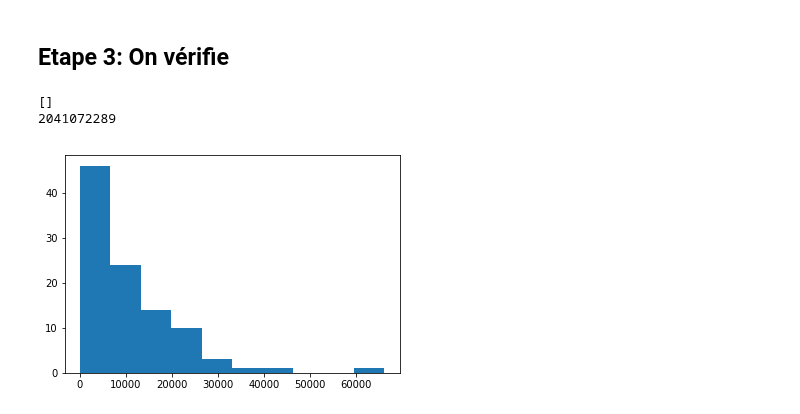
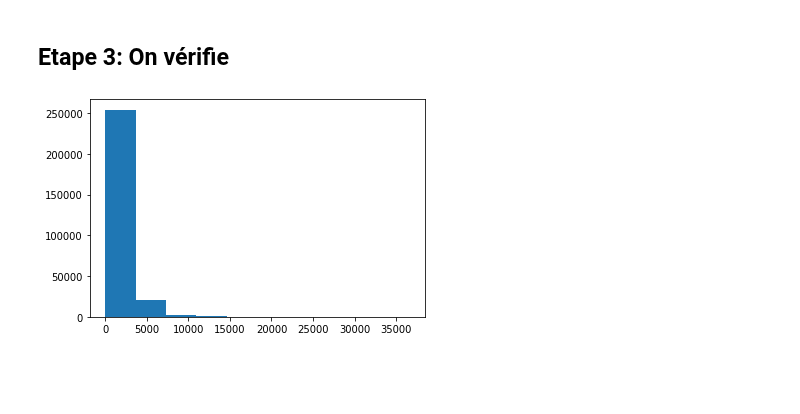
Before and after one commit to aminaghoul/reads_seq, a Jupyter notebook: Untitled.ipynb, the cells around one changed output. Drawn from its saved outputs; the diff is of its cells as text; code cells hidden in the pictures; blank space fills up the shorter version.

```diff
--- a/Untitled.ipynb
+++ b/Untitled.ipynb
@@ -110,7 +114,7 @@ lois = ['normale', 'uniforme', 'poisson']
 
 def poid(element, tout, maxi, mini):
     """Les petites valeurs sont privilégiées."""
-    return maxi - element + 100
+    return maxi - element + 1
 
 
 def get_parts(longueur, nbr_frag):
@@ -191,20 +195,19 @@ def fracture(echantillons, loi='normale', parametres=None, source=None):
             )
         échantillon_fracturé = list(i for i in sorted(échantillon_fracturé))
         échantillons_fracturés.append(échantillon_fracturé)
-
+    nfrag = 276631
     fragments = list(chain.from_iterable(échantillons_fracturés))
     if source is None:
         return fragments
     if source.upper() == 'MINION':
         maxi, mini = max(fragments), min(fragments)
         poids = list(map(partial(poid, mini=mini, maxi=maxi, tout=fragments), fragments))
+        poids = list(map(int, poids))
         # s=sum(poids) #172138
-        s = 0
-        for i in poids: s += i
-
-        print([i for i in poids if i < 0])
-        print(s)
-        fragments = choice(fragments, 100, p=poids/s, replace=False)
+        s = sum(poids)
+        s = abs(s)
+        poids = [i / s for i in poids]
+        fragments = list(choice(fragments, nfrag, p=poids, replace=False))
     elif source.upper() == 'PACBIO':
         fragments = [i  for i in fragments if i >= 10000]
         ok, ko = [], []
@@ -221,10 +224,10 @@ def fracture(echantillons, loi='normale', parametres=None, source=None):
 
         poids = list(map(partial(poid, mini=mini, maxi=maxi, tout=ok), ok))
         s=sum(poids)# 35065
-        fragments = choice(ok, 100, p=poids/s, replace=False)
+        fragments = list(choice(ok, nfrag, p=poids/s, replace=False))
     else:
         raise NotImplementedError(source, source.upper())
-    return fragments
+    return list(fragments)
 # %% [markdown]
 # Exemple:
 # %% [markdown]
@@ -267,5 +270,6 @@ _ = plt.hist(ran)
 # %%
-path = r'C:\Users\Maman\Documents\reads_seq-master\cache\tailles\DRR129658.fastq.json'
+path = r'.\cache\tailles\SRR8848723.fastq.json'
 taille = json.load(open(path))
 s = 3000000
 norm = [i / s for i in taille]
+print(len(norm))
@@ -285,11 +294,9 @@ La méthode optimale est normale(89.26342843166634, 37.11605860518772)
 # %% [markdown]
 ## Etape 3: On vérifie
 # %%
-_ = plt.hist(fracture([1000000]*100, nom, parametres, source='MINION'), bins=10)
+_ = plt.hist(fracture([1000000]*1000, nom, (parametres), source='MINION'), bins=10)
 # %% [output]
-[]
-2041072289
-[figure, old version]
+[figure, new version]
 # %%
 def f(x):
     mu = 100
```
Also changed, not shown: parts of 6 cells of this notebook.
